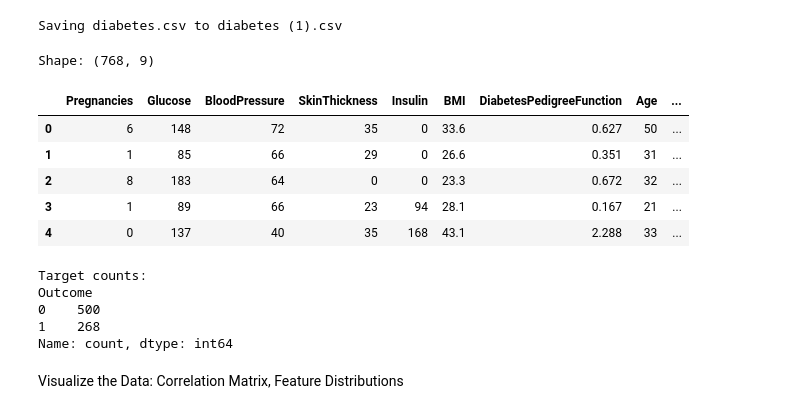
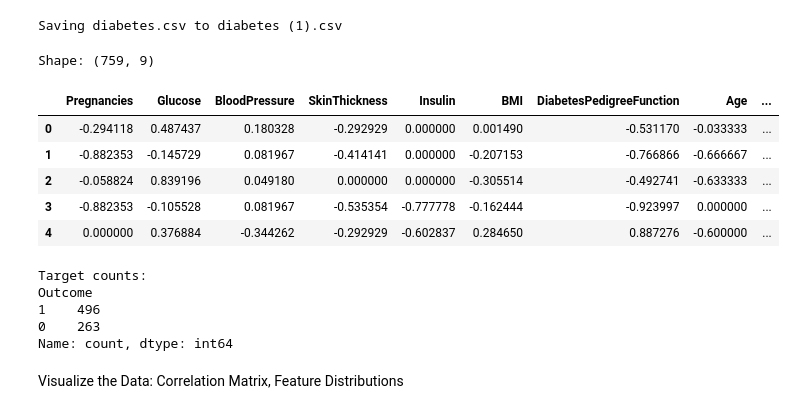
Before and after one commit to kavyaayyappan1998/DATA266---2738, a Jupyter notebook: neural_networks.ipynb, the cells around one changed output. Cells and saved outputs as stored; diff of their text form; code cells hidden in the pictures.

```diff
--- a/neural_networks.ipynb
+++ b/neural_networks.ipynb
@@ -42,30 +42,30 @@ Saving diabetes.csv to diabetes (1).csv
 # %%
 columns = [
     "Pregnancies", "Glucose", "BloodPressure", "SkinThickness",
     "Insulin", "BMI", "DiabetesPedigreeFunction", "Age", "Outcome"
 ]
 
-df = pd.read_csv("diabetes_dataset.csv", header=None, names=columns)
+df = pd.read_csv("diabetes.csv", header=None, names=columns)
 
 # Make sure the target is binary.
 assert set(df["Outcome"].unique()).issubset({0, 1})
 
 print("Shape:", df.shape)
 display(df.head())
 print("\nTarget counts:")
 print(df["Outcome"].value_counts())
 # %% [output]
-Shape: (768, 9)
+Shape: (759, 9)
 |  | Pregnancies | Glucose | BloodPressure | SkinThickness | Insulin | BMI | DiabetesPedigreeFunction | Age | ... |
-| 0 | 6 | 148 | 72 | 35 | 0 | 33.6 | 0.627 | 50 | ... |
-| 1 | 1 | 85 | 66 | 29 | 0 | 26.6 | 0.351 | 31 | ... |
-| 2 | 8 | 183 | 64 | 0 | 0 | 23.3 | 0.672 | 32 | ... |
-| 3 | 1 | 89 | 66 | 23 | 94 | 28.1 | 0.167 | 21 | ... |
-| 4 | 0 | 137 | 40 | 35 | 168 | 43.1 | 2.288 | 33 | ... |
+| 0 | -0.294118 | 0.487437 | 0.180328 | -0.292929 | 0.000000 | 0.001490 | -0.531170 | -0.033333 | ... |
+| 1 | -0.882353 | -0.145729 | 0.081967 | -0.414141 | 0.000000 | -0.207153 | -0.766866 | -0.666667 | ... |
+| 2 | -0.058824 | 0.839196 | 0.049180 | 0.000000 | 0.000000 | -0.305514 | -0.492741 | -0.633333 | ... |
+| 3 | -0.882353 | -0.105528 | 0.081967 | -0.535354 | -0.777778 | -0.162444 | -0.923997 | 0.000000 | ... |
+| 4 | 0.000000 | 0.376884 | -0.344262 | -0.292929 | -0.602837 | 0.284650 | 0.887276 | -0.600000 | ... |
 Target counts:
 Outcome
-0    500
-1    268
+1    496
+0    263
 Name: count, dtype: int64
 # %% [markdown]
  Visualize the Data: Correlation Matrix, Feature Distributions
```
Also changed, not shown: parts of 9 cells of this notebook.
